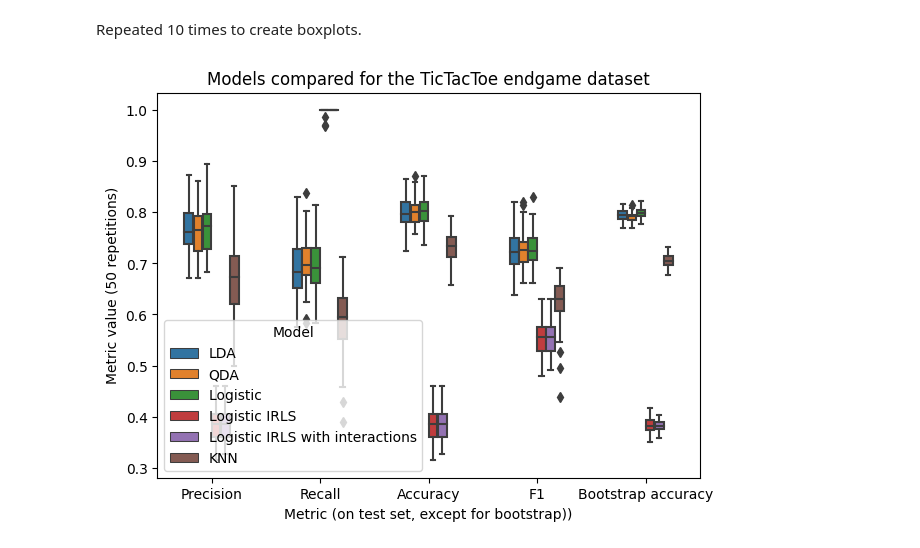
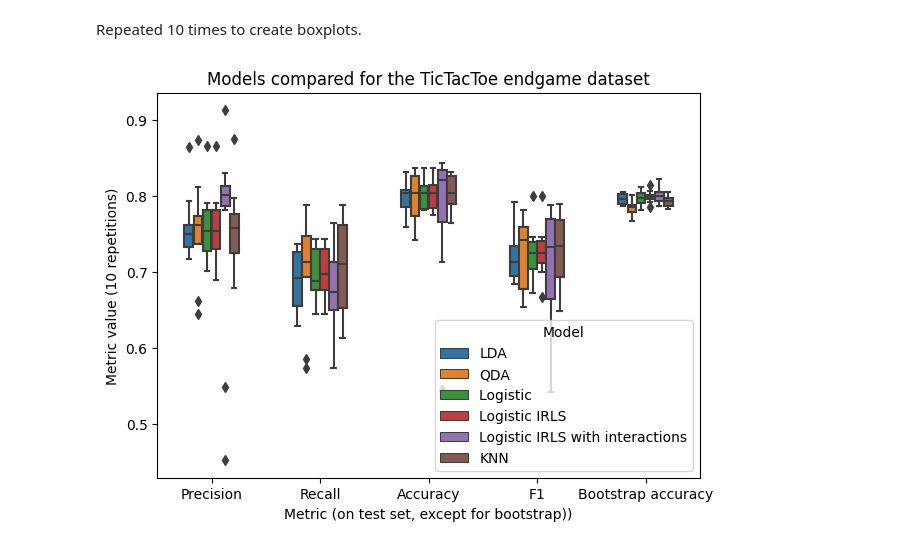
Before and after one commit to mstaczek/Logistic-Regression-with-IRLS, a Jupyter notebook: real_data_experiments.ipynb, the cells around one changed output. Saved outputs shown, nothing was run; the diff lists cells and outputs as text; code cells hidden in the pictures.

```diff
--- a/real_data_experiments.ipynb
+++ b/real_data_experiments.ipynb
@@ -349,0 +359,3 @@ X, columns_selection = remove_colinear(X, correlation_threshold=0.9)
+# %%
+X = one_hot_encode(X, ['Embarked', 'Pclass'])
+X.head(2)
@@ -350,3 +368,5 @@ X, columns_selection = remove_colinear(X, correlation_threshold=0.9)
+# %%
+X = scale_features(X)
 # %% [markdown]
 After preparation:
 # %%
@@ -401,0 +386,2 @@ df
+# %%
+train_models(models, X, Y, metrics, test_size=0.2)
@@ -407,27 +401,27 @@ warnings.filterwarnings('ignore')
 from tqdm import tqdm
 
 test_size = 0.2
+REPETITIONS = 10
 
 df_list = []
-for i in tqdm(range(50)):
+for i in tqdm(range(REPETITIONS)):
     df_list.append(train_models(models, X, Y, metrics, test_size))
 df = pd.concat(df_list, ignore_index=True)
 df = df.melt(id_vars=['model'], var_name='metric', value_name='value')
 # %%
 import seaborn as sns
 import matplotlib.pyplot as plt
 
 fig, ax = plt.subplots(figsize=(7, 5))
 sns.boxplot(data=df, ax=ax, x='metric', y='value', hue='model', width=0.5)
 
 ax.set_title('Models compared for the TicTacToe endgame dataset')
 ax.set_xlabel('Metric (on test set, except for bootstrap))')
-ax.set_ylabel('Metric value (50 repetitions)')
-# ax.set_ylim(0.78, 1.01)
+ax.set_ylabel(f'Metric value ({REPETITIONS} repetitions)')
 ax.set_xticklabels([x.get_text().capitalize() for x in ax.get_xticklabels()])
 handles, labels = ax.get_legend_handles_labels()
 ax.legend(handles=handles, labels=labels, title='Model')
 fig.savefig('models_comparison_2_tictactoe.png', dpi=300)
 plt.show()
 # %% [output]
-[figure, old version]
+[figure, new version]
```
Also changed, not shown: parts of 29 cells of this notebook, 2 other files.
